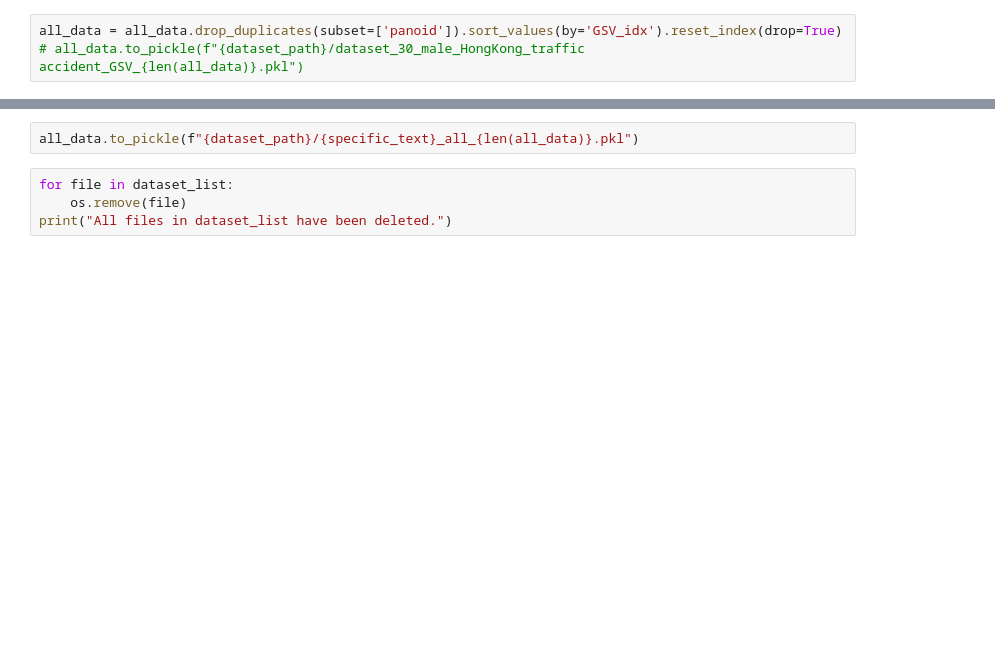
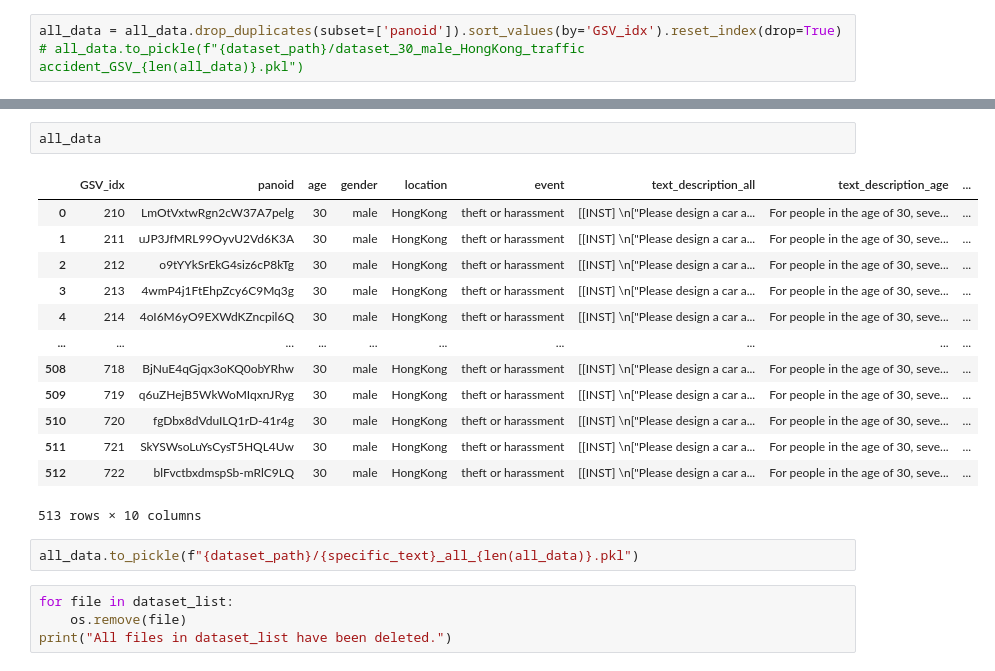
Before and after one commit to CeHouGIS/Safety_Perception_HK, a Jupyter notebook: data_merge.ipynb, the cells around one changed output, grey strips where cells are left out. Cells and saved outputs as stored; diff of their text form; blank space fills up the shorter version.

```diff
--- a/data_merge.ipynb
+++ b/data_merge.ipynb
@@ -47,3 +35,19 @@ discontinuities
+# %%
+all_data
+# %% [output]
+|  | GSV_idx | panoid | age | gender | location | event | text_description_all | text_description_age | ... |
+| 0 | 210 | LmOtVxtwRgn2cW37A7pelg | 30 | male | HongKong | theft or harassment | [[INST] \n["Please design a car a... | For people in the age of 30, seve... | ... |
+| 1 | 211 | uJP3JfMRL99OyvU2Vd6K3A | 30 | male | HongKong | theft or harassment | [[INST] \n["Please design a car a... | For people in the age of 30, seve... | ... |
+| 2 | 212 | o9tYYkSrEkG4siz6cP8kTg | 30 | male | HongKong | theft or harassment | [[INST] \n["Please design a car a... | For people in the age of 30, seve... | ... |
+| 3 | 213 | 4wmP4j1FtEhpZcy6C9Mq3g | 30 | male | HongKong | theft or harassment | [[INST] \n["Please design a car a... | For people in the age of 30, seve... | ... |
+| 4 | 214 | 4oI6M6yO9EXWdKZncpil6Q | 30 | male | HongKong | theft or harassment | [[INST] \n["Please design a car a... | For people in the age of 30, seve... | ... |
+| ... | ... | ... | ... | ... | ... | ... | ... | ... | ... |
+| 508 | 718 | BjNuE4qGjqx3oKQ0obYRhw | 30 | male | HongKong | theft or harassment | [[INST] \n["Please design a car a... | For people in the age of 30, seve... | ... |
+| 509 | 719 | q6uZHejB5WkWoMIqxnJRyg | 30 | male | HongKong | theft or harassment | [[INST] \n["Please design a car a... | For people in the age of 30, seve... | ... |
+| 510 | 720 | fgDbx8dVduILQ1rD-41r4g | 30 | male | HongKong | theft or harassment | [[INST] \n["Please design a car a... | For people in the age of 30, seve... | ... |
+| 511 | 721 | SkYSWsoLuYsCysT5HQL4Uw | 30 | male | HongKong | theft or harassment | [[INST] \n["Please design a car a... | For people in the age of 30, seve... | ... |
+| 512 | 722 | blFvctbxdmspSb-mRlC9LQ | 30 | male | HongKong | theft or harassment | [[INST] \n["Please design a car a... | For people in the age of 30, seve... | ... |
+513 rows × 10 columns
 # %%
 all_data.to_pickle(f"{dataset_path}/{specific_text}_all_{len(all_data)}.pkl")
 # %%
```
Also changed, not shown: parts of 4 cells of this notebook, 1 other file.
